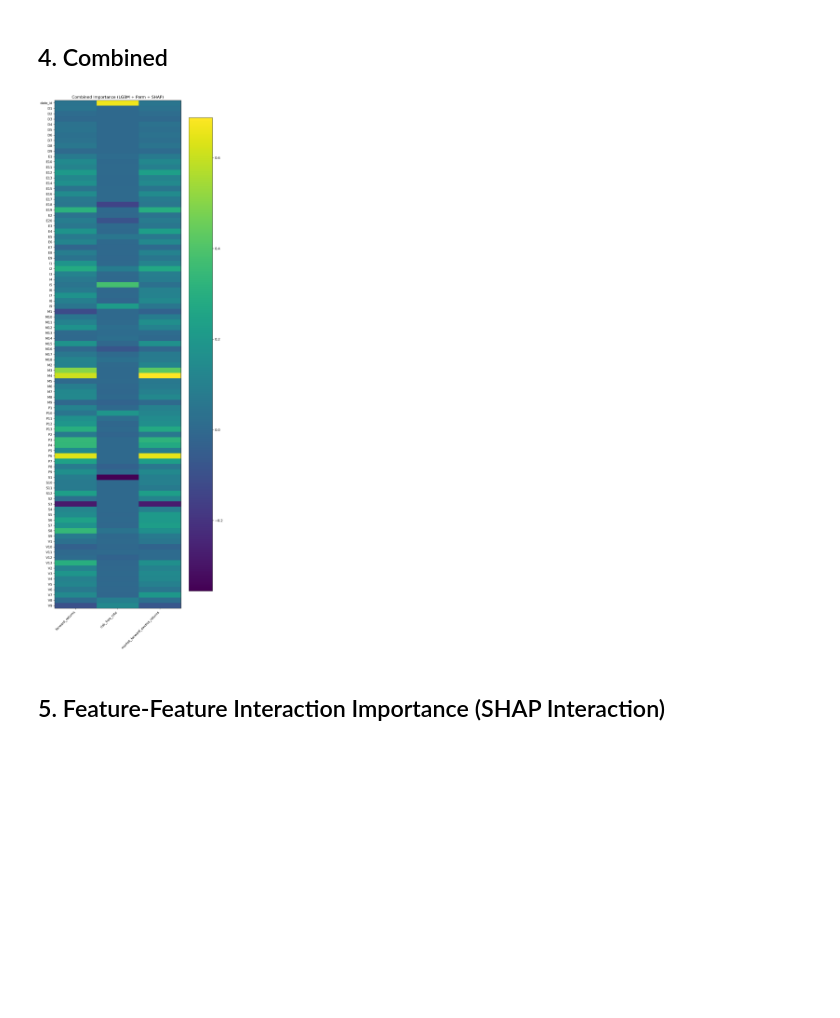
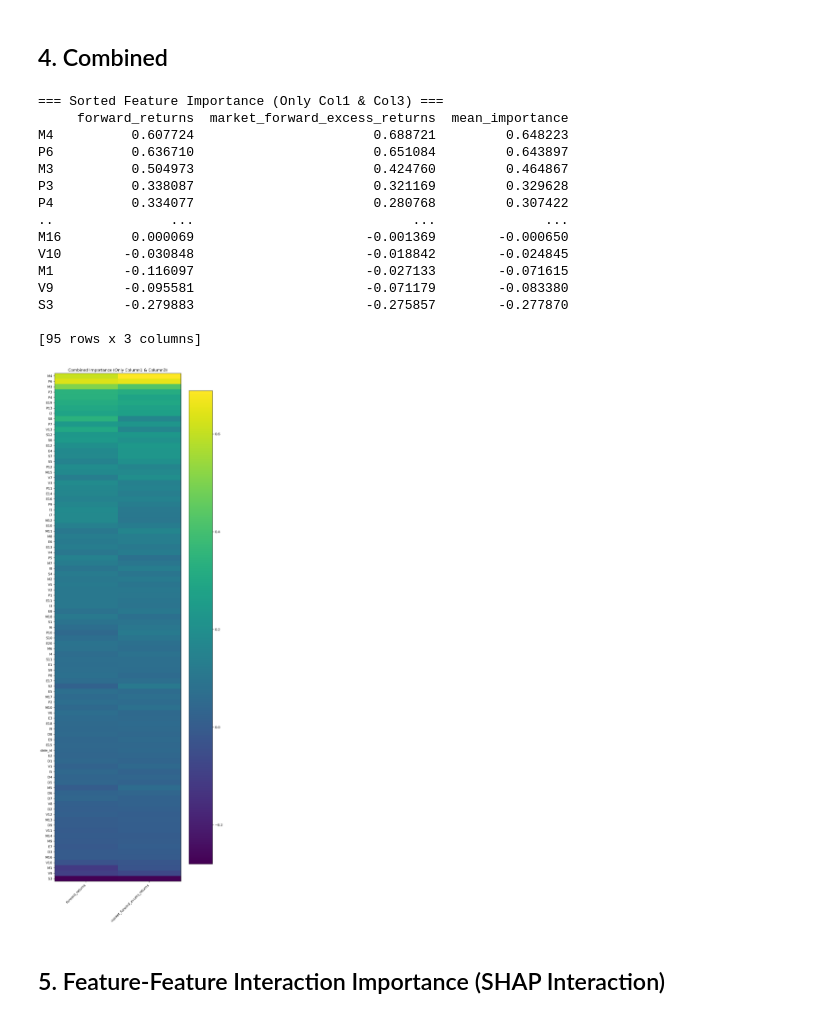
Before and after one commit to HuaHenry/Market-Prediction-kaggle, a Jupyter notebook: analysis/feature_importance.ipynb, the cells around one changed output. Saved outputs shown, nothing was run; the diff lists cells and outputs as text; code cells hidden in the pictures; blank space fills up the shorter version.

```diff
--- a/analysis/feature_importance.ipynb
+++ b/analysis/feature_importance.ipynb
@@ -187,21 +188,71 @@ plot_heatmap(shap_importance_norm, "SHAP Importance (normalized)")
 # %% [markdown]
 ## 4. Combined
 # %%
+# # ============================================================
+# # 5. 综合重要性热力图
+# #    做法：三个重要性矩阵先各自列归一化到 [0,1]，再简单平均
+# # ============================================================
+# # 已经分别归一化过：lgb_importance_norm / perm_importance_norm / shap_importance_norm
+
+# combined_importance = (
+#     lgb_importance_norm.fillna(0) +
+#     perm_importance_norm.fillna(0) +
+#     shap_importance_norm.fillna(0)
+# ) / 3.0
+
+# plot_heatmap(combined_importance, "Combined Importance (LGBM + Perm + SHAP)")
+
 # ============================================================
-# 5. 综合重要性热力图
-#    做法：三个重要性矩阵先各自列归一化到 [0,1]，再简单平均
+# 5. 综合重要性热力图（修改版）
+#    - 只保留第 1 列与第 3 列
+#    - 降序排序
+#    - 输出表格和图
 # ============================================================
-# 已经分别归一化过：lgb_importance_norm / perm_importance_norm / shap_importance_norm
 
+# 1) 合并重要性矩阵
 combined_importance = (
     lgb_importance_norm.fillna(0) +
-    perm_importance_norm.fillna(0) +
-    shap_importance_norm.fillna(0)
+    shap_importance_norm.fillna(0) +   # 保留 SHAP
+    perm_importance_norm.fillna(0)     # 保留 Permutation
 ) / 3.0
 
-plot_heatmap(combined_importance, "Combined Importance (LGBM + Perm + SHAP)")
+# 2) 只保留第一列和第三列（索引 0 和 2）
+# 如果列顺序是 ["forward_returns", "risk_free_rate", "market_forward_excess_returns"]
+cols_to_keep = [combined_importance.columns[0], combined_importance.columns[2]]
+combined_subset = combined_importance[cols_to_keep]
+
+# 3) 基于两列的平均值计算总体重要性并排序
+combined_subset["mean_importance"] = combined_subset.mean(axis=1)
+combined_sorted = combined_subset.sort_values("mean_importance", ascending=False)
+
+# 4) 打印表格（去掉 mean_importance 再显示）
+print("=== Sorted Feature Importance (Only Col1 & Col3) ===")
+print(combined_sorted)
+
+# 5) 热力图（只画前两列，不画 mean_importance 列）
+plot_heatmap(
+    combined_sorted[cols_to_keep],
+    "Combined Importance (Only Column1 & Column3)"
+)
+
+combined_sorted.to_csv("combined_importance_filtered.csv", index=True, encoding="utf-8")
 # %% [output]
+=== Sorted Feature Importance (Only Col1 & Col3) ===
+     forward_returns  market_forward_excess_returns  mean_importance
+M4          0.607724                       0.688721         0.648223
+P6          0.636710                       0.651084         0.643897
+M3          0.504973                       0.424760         0.464867
+P3          0.338087                       0.321169         0.329628
+P4          0.334077                       0.280768         0.307422
+..               ...                            ...              ...
+M16         0.000069                      -0.001369        -0.000650
+V10        -0.030848                      -0.018842        -0.024845
+M1         -0.116097                      -0.027133        -0.071615
+V9         -0.095581                      -0.071179        -0.083380
+S3         -0.279883                      -0.275857        -0.277870
+
+[95 rows x 3 columns]
-[figure, old version]
+[figure, new version]
 # %% [markdown]
 ## 5. Feature-Feature Interaction Importance (SHAP Interaction)
 # %%
```
Also changed, not shown: parts of 2 cells of this notebook, 14 other files.
